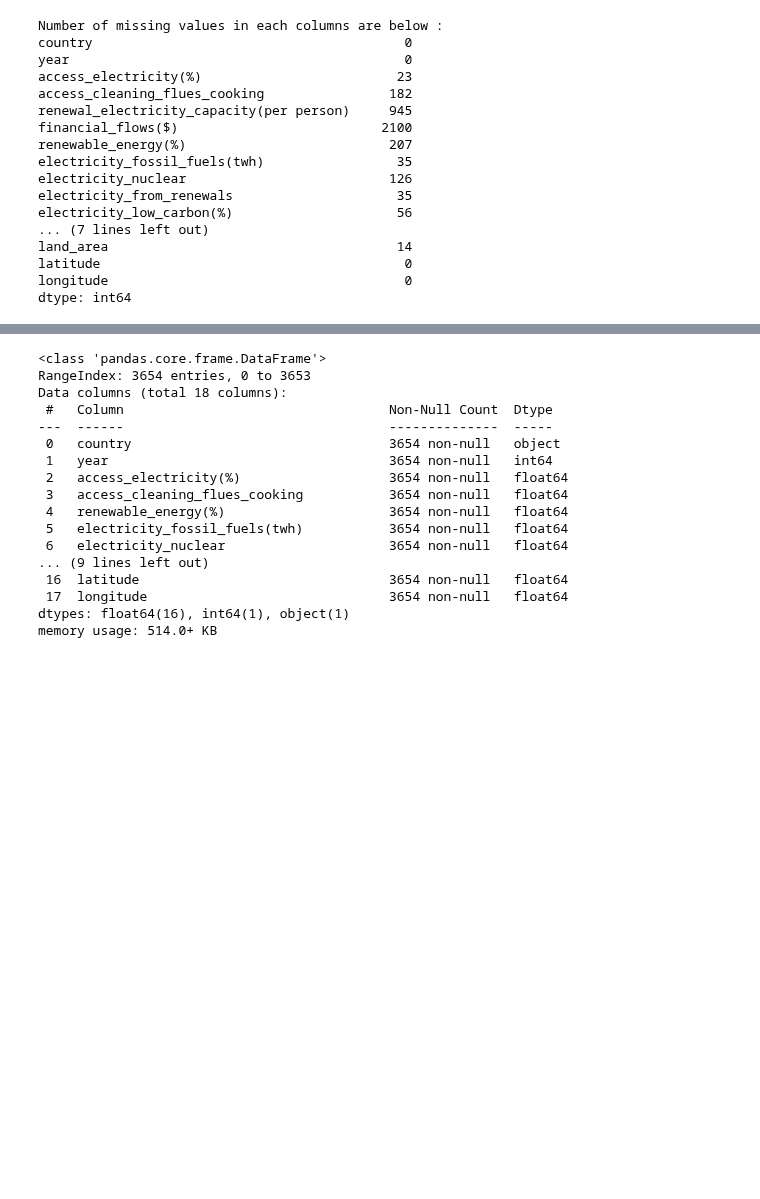
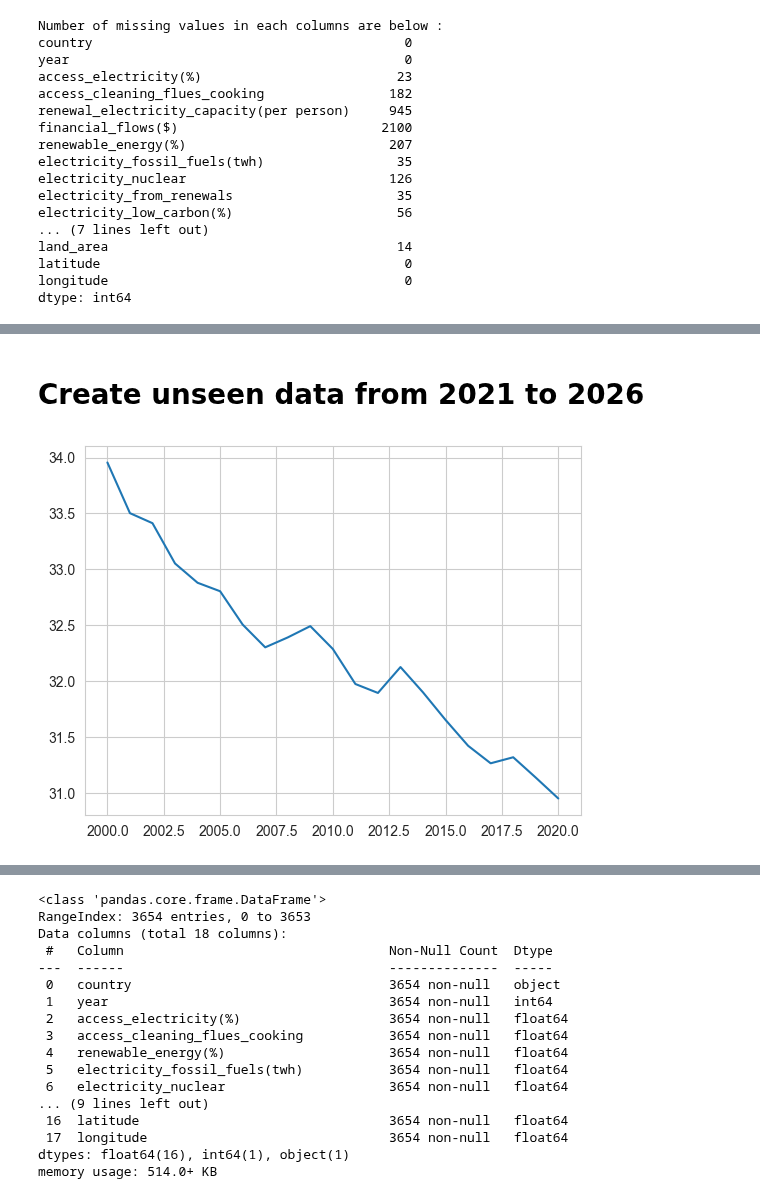
Before and after one commit to elkinbarretorojas/data_science, a Jupyter notebook: text_analysis/New/energy/model.ipynb, the cells around one changed output, grey strips where cells are left out. Saved outputs shown, nothing was run; the diff lists cells and outputs as text; code cells hidden in the pictures; blank space fills up the shorter version.

```diff
--- a/text_analysis/New/energy/model.ipynb
+++ b/text_analysis/New/energy/model.ipynb
@@ -338,0 +363,2 @@ dtype: int64
+# %% [markdown]
+# Create unseen data from 2021 to 2026
@@ -338,0 +369,10 @@ dtype: int64
+# %%
+#It can be seen the overall trend is to decrease until 2019,
+dates = energy_data['year'].unique()
+renewal_energy = energy_data[['year','renewable_energy(%)']].groupby(by='year').mean()
+# Create a line plot
+plt.plot(dates, renewal_energy)
+# Show the plot
+plt.show()
+# %% [output]
+[figure, added]
```
Also changed, not shown: parts of 69 cells of this notebook.
